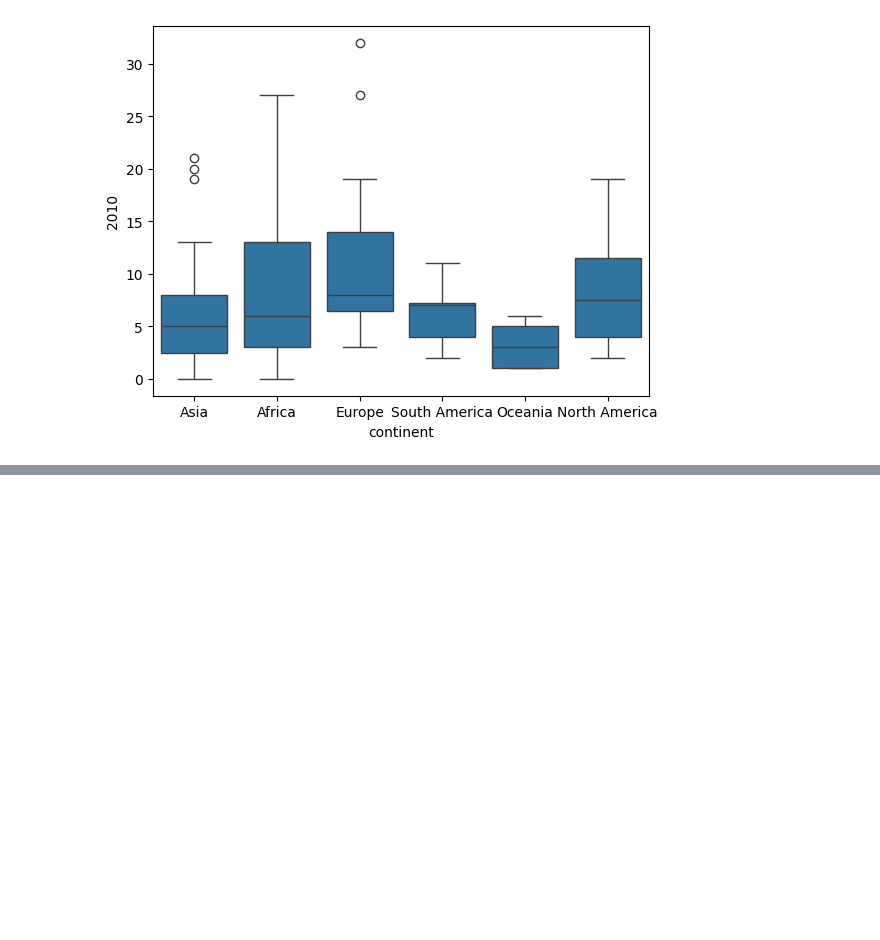
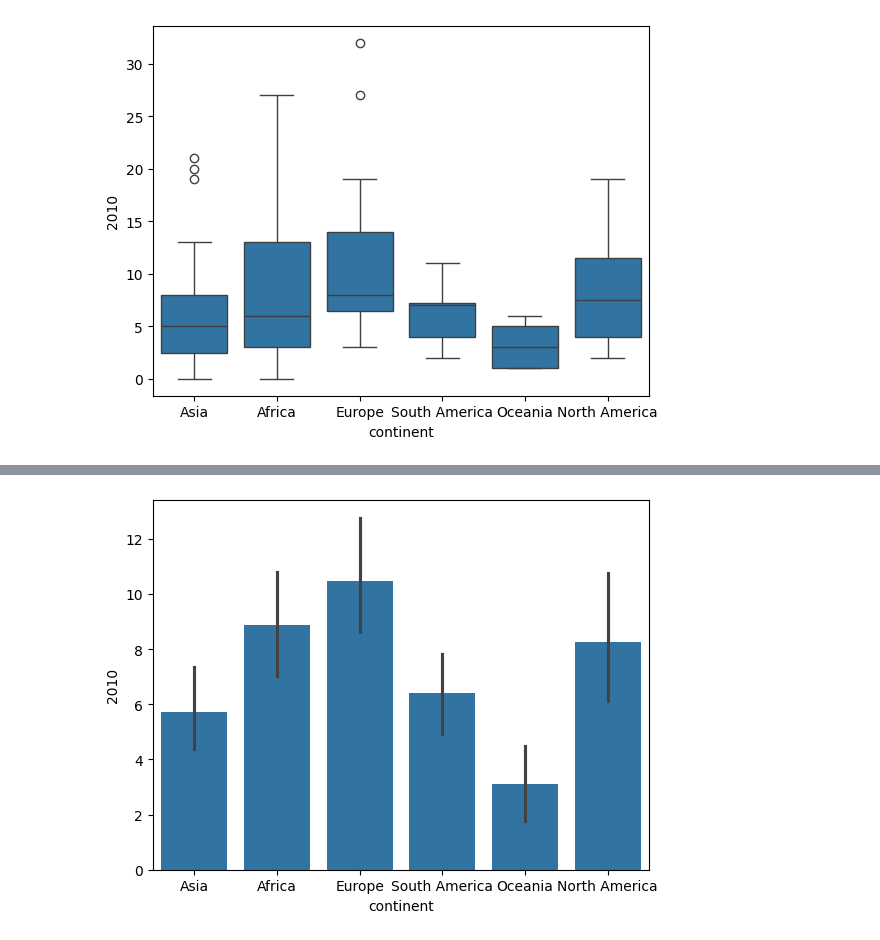
Before and after one commit to shreyasstha/data, a Jupyter notebook: EDA.ipynb, the cells around one changed output, grey strips where cells are left out. Drawn from its saved outputs; the diff is of its cells as text; code cells hidden in the pictures; blank space fills up the shorter version.

```diff
--- a/EDA.ipynb
+++ b/EDA.ipynb
@@ -149,0 +190,5 @@ sns.boxplot(data=unemployment, x="continent" , y="2010")
+# %%
+sns.barplot(data=unemployment, x="continent", y="2010")
+plt.show()
+# %% [output]
+[figure, added]
```
Also changed, not shown: parts of 4 cells of this notebook.
